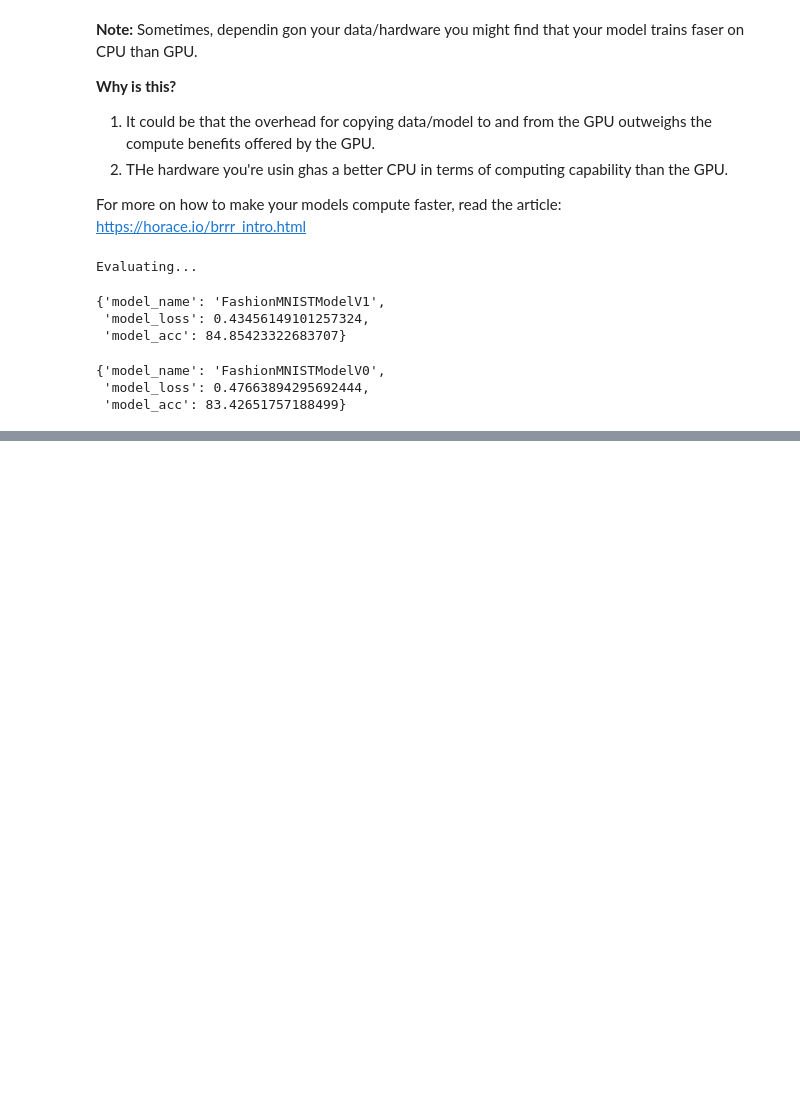
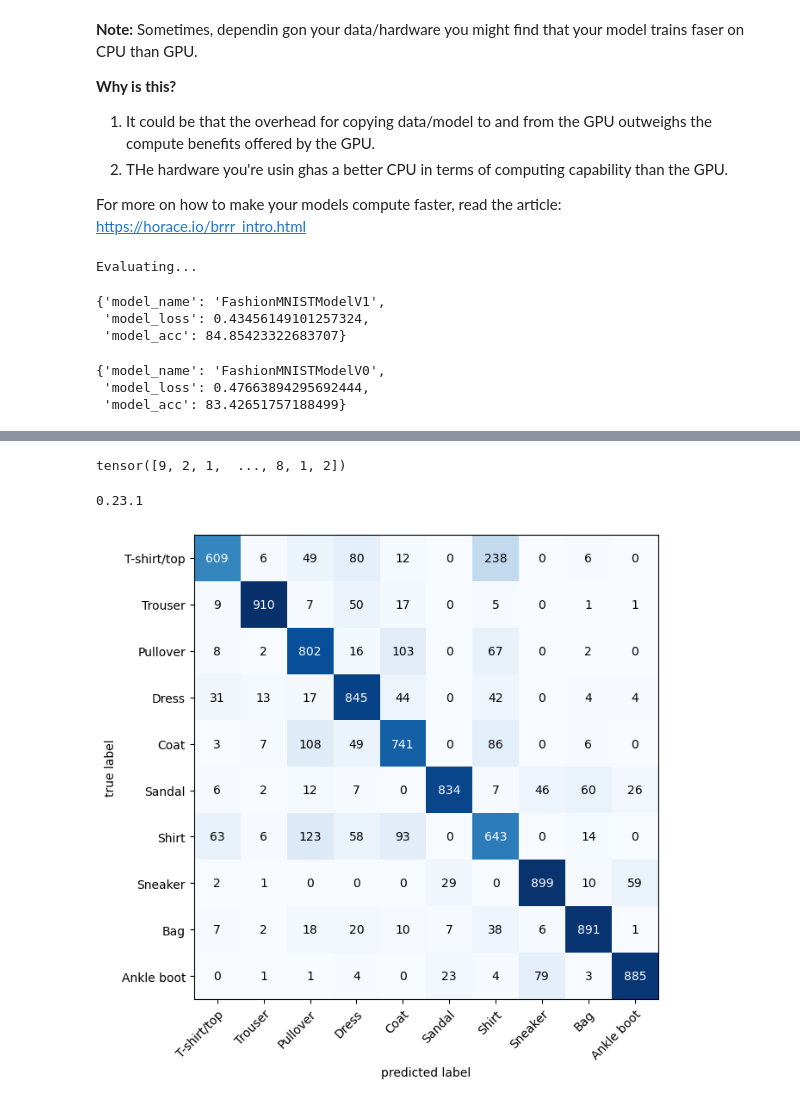
Before and after one commit to maheshsunuwar/deep-learning-pytorch, a Jupyter notebook: 03. PyTorch Computer Vision/03_pytorch_computer_vision.ipynb, the cells around one changed output, grey strips where cells are left out. Drawn from its saved outputs; the diff is of its cells as text; code cells hidden in the pictures; blank space fills up the shorter version.

```diff
--- a/03. PyTorch Computer Vision/03_pytorch_computer_vision.ipynb
+++ b/03. PyTorch Computer Vision/03_pytorch_computer_vision.ipynb
@@ -745,0 +1185,25 @@ model_0_results
+# %%
+# import tqdm.auto
+from tqdm.auto import tqdm
+
+# 1. Make prediction with trained model
+y_preds = []
+model_2.eval()
+
+with torch.inference_mode():
+    for X, y in tqdm(test_dataloader, desc='Making Predictions...'):
+        # send the data and targets to target device
+        X, y = X.to(device), y.to(device)
+
+        # do the forward pass
+        y_logits = model_2(X)
+
+        # Turn logits -> predict probabilities -> prediction labels
+        y_pred = torch.softmax(y_logits.squeeze(), dim=0).argmax(dim=1)
+
+        y_preds.append(y_pred.cpu())
+# concatenate list of prediction into a tensor
+y_preds_tensor = torch.cat(y_preds) # turns list of predictions into single tensor
+print(y_preds_tensor)
+# %% [output]
+tensor([9, 2, 1,  ..., 8, 1, 2])
@@ -745,0 +1212,31 @@ model_0_results
+# %%
+# install required package, if not install, install them.
+try:
+    import mlxtend
+    print(mlxtend.__version__)
+    assert int(mlxtend.__version__.split('.')[1]) >=19, 'mlxtend version should be >= 0.19.0'
+except:
+    print('Installing...')
+    !pip install -q mlxtend
+    import mlxtend
+    print(mlxtend.__version__)
+# %% [output]
+0.23.1
+# %%
+from torchmetrics import ConfusionMatrix
+from mlxtend.plotting import plot_confusion_matrix
+
+# 2. make a confusion metrics using torchmetrics.ConfusionMatrix
+conf_mat = ConfusionMatrix(task='multiclass',
+                           num_classes = len(class_names))
+conf_mat_tensor = conf_mat(preds = y_preds_tensor,
+                          target=test_data.targets)
+
+# 3. Plot the confusion matrix
+fig, ax = plot_confusion_matrix(
+    conf_mat=conf_mat_tensor.numpy(), # matplotlib likes working with numpy
+    class_names = class_names,
+    figsize=(10,7)
+)
+# %% [output]
+[figure, added]
```
Also changed, not shown: parts of 45 cells of this notebook, 12 other files.
